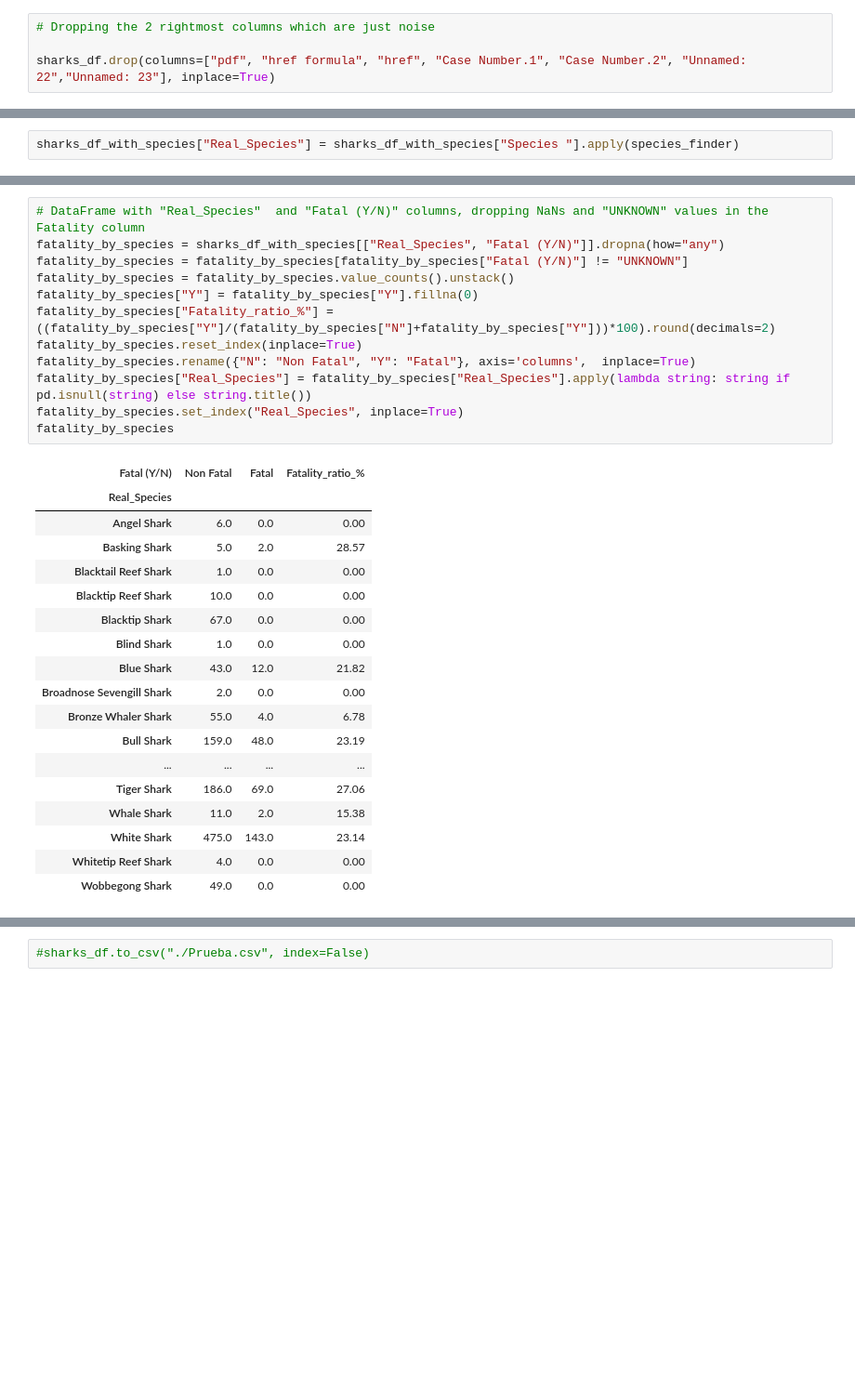
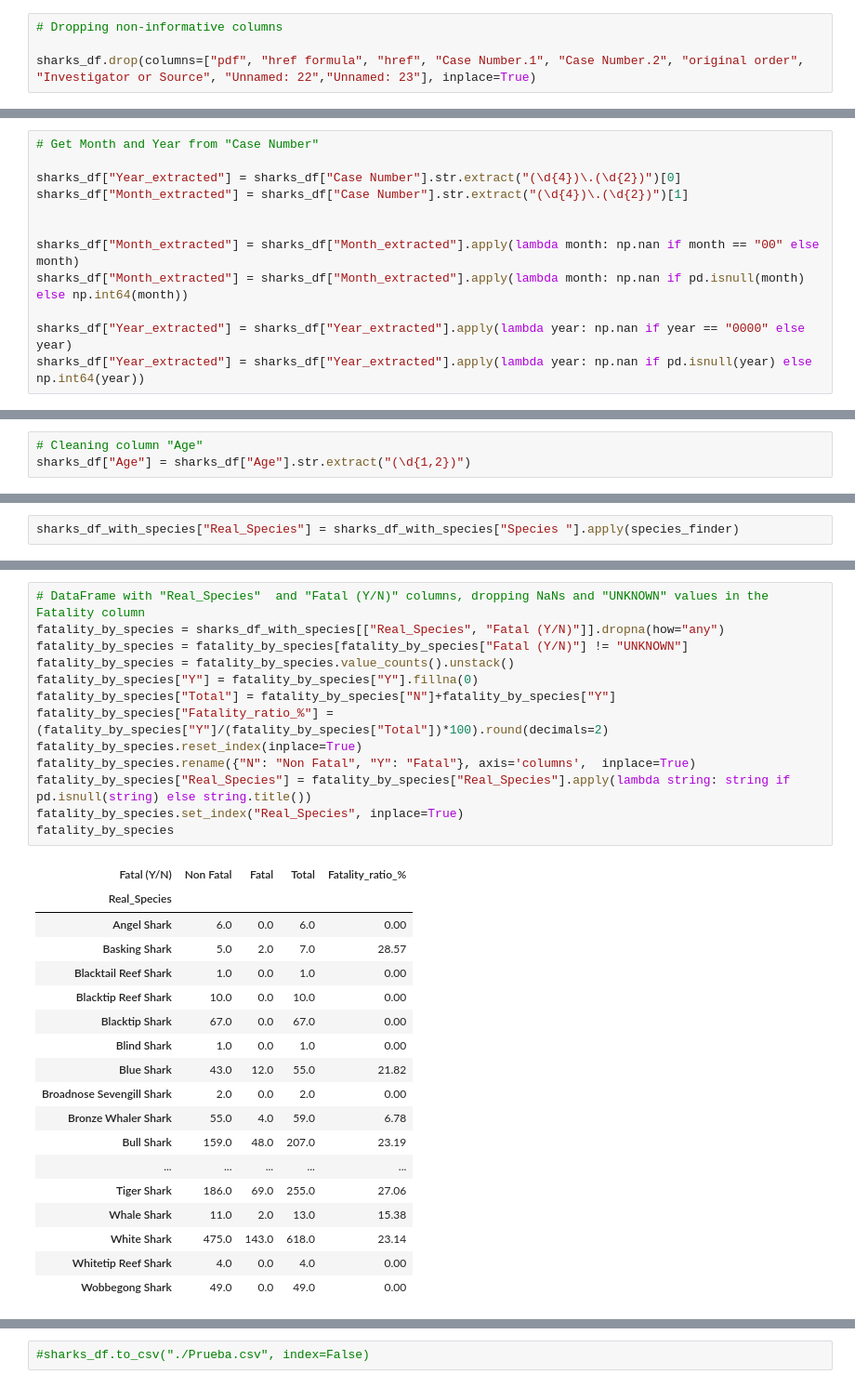
Before and after one commit to marccalvente/pandas_project, a Jupyter notebook: First approach.ipynb, the cells around one changed output, grey strips where cells are left out. Shown at 93% size. Saved outputs shown, nothing was run; the diff lists cells and outputs as text; blank space fills up the shorter version.

```diff
--- a/First approach.ipynb
+++ b/First approach.ipynb
@@ -22,9 +22,9 @@ sharks_df.shape
 # %% [output]
 (25723, 24)
 # %%
-# Dropping the 2 rightmost columns which are just noise
+# Dropping non-informative columns
 
-sharks_df.drop(columns=["pdf", "href formula", "href", "Case Number.1", "Case Number.2", "Unnamed: 22","Unnamed: 23"], inplace=True)
+sharks_df.drop(columns=["pdf", "href formula", "href", "Case Number.1", "Case Number.2", "original order", "Investigator or Source", "Unnamed: 22","Unnamed: 23"], inplace=True)
 # %%
 # Dropping the duplicates
 
@@ -80,0 +66,12 @@ Name: original order, Length: 6308, dtype: bool
+# %%
+# Get Month and Year from "Case Number"
+
+sharks_df["Year_extracted"] = sharks_df["Case Number"].str.extract("(\d{4})\.(\d{2})")[0]
+sharks_df["Month_extracted"] = sharks_df["Case Number"].str.extract("(\d{4})\.(\d{2})")[1]
+
+
+sharks_df["Month_extracted"] = sharks_df["Month_extracted"].apply(lambda month: np.nan if month == "00" else month)
+sharks_df["Month_extracted"] = sharks_df["Month_extracted"].apply(lambda month: np.nan if pd.isnull(month) else np.int64(month))
+
+sharks_df["Year_extracted"] = sharks_df["Year_extracted"].apply(lambda year: np.nan if year == "0000" else year)
+sharks_df["Year_extracted"] = sharks_df["Year_extracted"].apply(lambda year: np.nan if pd.isnull(year) else np.int64(year))
@@ -97,3 +132,6 @@ sharks_df.at[6131, "Sex "] = "M"
+# %%
+# Cleaning column "Age"
+sharks_df["Age"] = sharks_df["Age"].str.extract("(\d{1,2})")
 # %%
 # Cleaning column "Species "
 sharks_df["Species "] = sharks_df["Species "].apply(lambda string: string if pd.isnull(string) else string.strip().lower())
@@ -134,31 +172,32 @@ sharks_df_with_species["Real_Species"] = sharks_df_with_species["Real_Species"].
 # %%
 # DataFrame with "Real_Species"  and "Fatal (Y/N)" columns, dropping NaNs and "UNKNOWN" values in the Fatality column
 fatality_by_species = sharks_df_with_species[["Real_Species", "Fatal (Y/N)"]].dropna(how="any")
 fatality_by_species = fatality_by_species[fatality_by_species["Fatal (Y/N)"] != "UNKNOWN"]
 fatality_by_species = fatality_by_species.value_counts().unstack()
 fatality_by_species["Y"] = fatality_by_species["Y"].fillna(0)
-fatality_by_species["Fatality_ratio_%"] = ((fatality_by_species["Y"]/(fatality_by_species["N"]+fatality_by_species["Y"]))*100).round(decimals=2)
+fatality_by_species["Total"] = fatality_by_species["N"]+fatality_by_species["Y"]
+fatality_by_species["Fatality_ratio_%"] = (fatality_by_species["Y"]/(fatality_by_species["Total"])*100).round(decimals=2)
 fatality_by_species.reset_index(inplace=True)
 fatality_by_species.rename({"N": "Non Fatal", "Y": "Fatal"}, axis='columns',  inplace=True)
 fatality_by_species["Real_Species"] = fatality_by_species["Real_Species"].apply(lambda string: string if pd.isnull(string) else string.title())
 fatality_by_species.set_index("Real_Species", inplace=True)
 fatality_by_species
 # %% [output]
-| Fatal (Y/N) | Non Fatal | Fatal | Fatality_ratio_% |
-| Real_Species |  |  |  |
-| Angel Shark | 6.0 | 0.0 | 0.00 |
-| Basking Shark | 5.0 | 2.0 | 28.57 |
-| Blacktail Reef Shark | 1.0 | 0.0 | 0.00 |
-| Blacktip Reef Shark | 10.0 | 0.0 | 0.00 |
-| Blacktip Shark | 67.0 | 0.0 | 0.00 |
-| Blind Shark | 1.0 | 0.0 | 0.00 |
-| Blue Shark | 43.0 | 12.0 | 21.82 |
-| Broadnose Sevengill Shark | 2.0 | 0.0 | 0.00 |
-| Bronze Whaler Shark | 55.0 | 4.0 | 6.78 |
-| Bull Shark | 159.0 | 48.0 | 23.19 |
-| ... | ... | ... | ... |
-| Tiger Shark | 186.0 | 69.0 | 27.06 |
-| Whale Shark | 11.0 | 2.0 | 15.38 |
-| White Shark | 475.0 | 143.0 | 23.14 |
-| Whitetip Reef Shark | 4.0 | 0.0 | 0.00 |
-| Wobbegong Shark | 49.0 | 0.0 | 0.00 |
+| Fatal (Y/N) | Non Fatal | Fatal | Total | Fatality_ratio_% |
+| Real_Species |  |  |  |  |
+| Angel Shark | 6.0 | 0.0 | 6.0 | 0.00 |
+| Basking Shark | 5.0 | 2.0 | 7.0 | 28.57 |
+| Blacktail Reef Shark | 1.0 | 0.0 | 1.0 | 0.00 |
+| Blacktip Reef Shark | 10.0 | 0.0 | 10.0 | 0.00 |
+| Blacktip Shark | 67.0 | 0.0 | 67.0 | 0.00 |
+| Blind Shark | 1.0 | 0.0 | 1.0 | 0.00 |
+| Blue Shark | 43.0 | 12.0 | 55.0 | 21.82 |
+| Broadnose Sevengill Shark | 2.0 | 0.0 | 2.0 | 0.00 |
+| Bronze Whaler Shark | 55.0 | 4.0 | 59.0 | 6.78 |
+| Bull Shark | 159.0 | 48.0 | 207.0 | 23.19 |
+| ... | ... | ... | ... | ... |
+| Tiger Shark | 186.0 | 69.0 | 255.0 | 27.06 |
+| Whale Shark | 11.0 | 2.0 | 13.0 | 15.38 |
+| White Shark | 475.0 | 143.0 | 618.0 | 23.14 |
+| Whitetip Reef Shark | 4.0 | 0.0 | 4.0 | 0.00 |
+| Wobbegong Shark | 49.0 | 0.0 | 49.0 | 0.00 |
```
Also changed, not shown: parts of 21 cells of this notebook, 1 other file.
